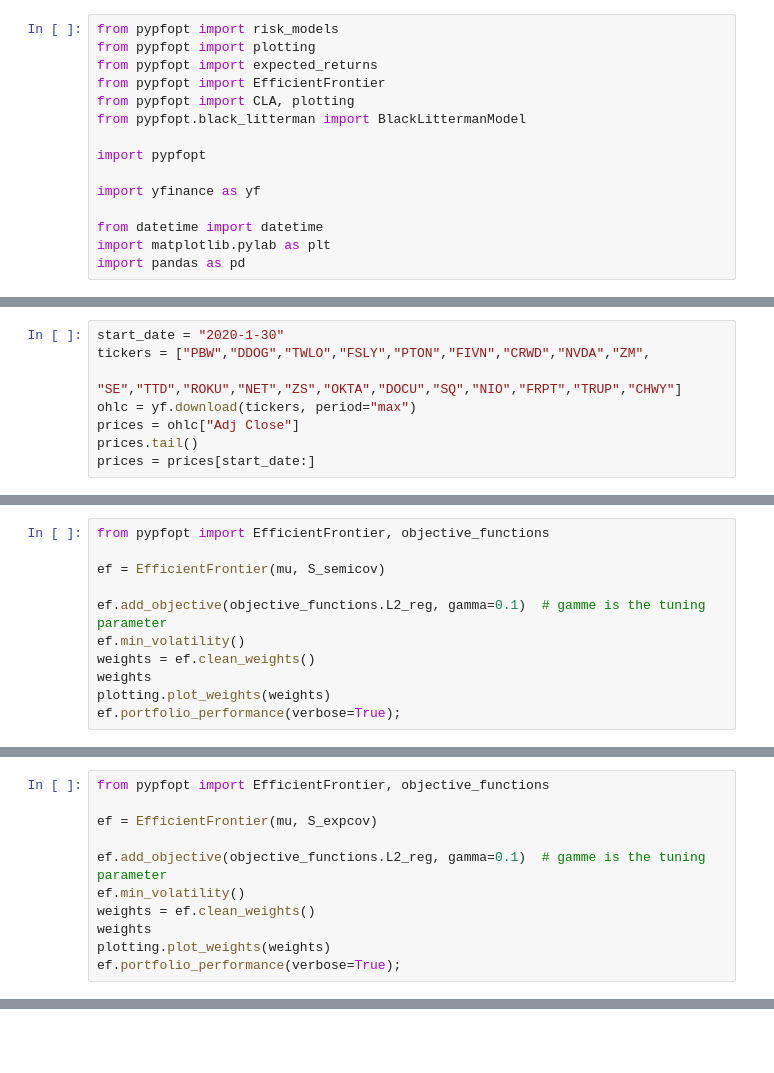
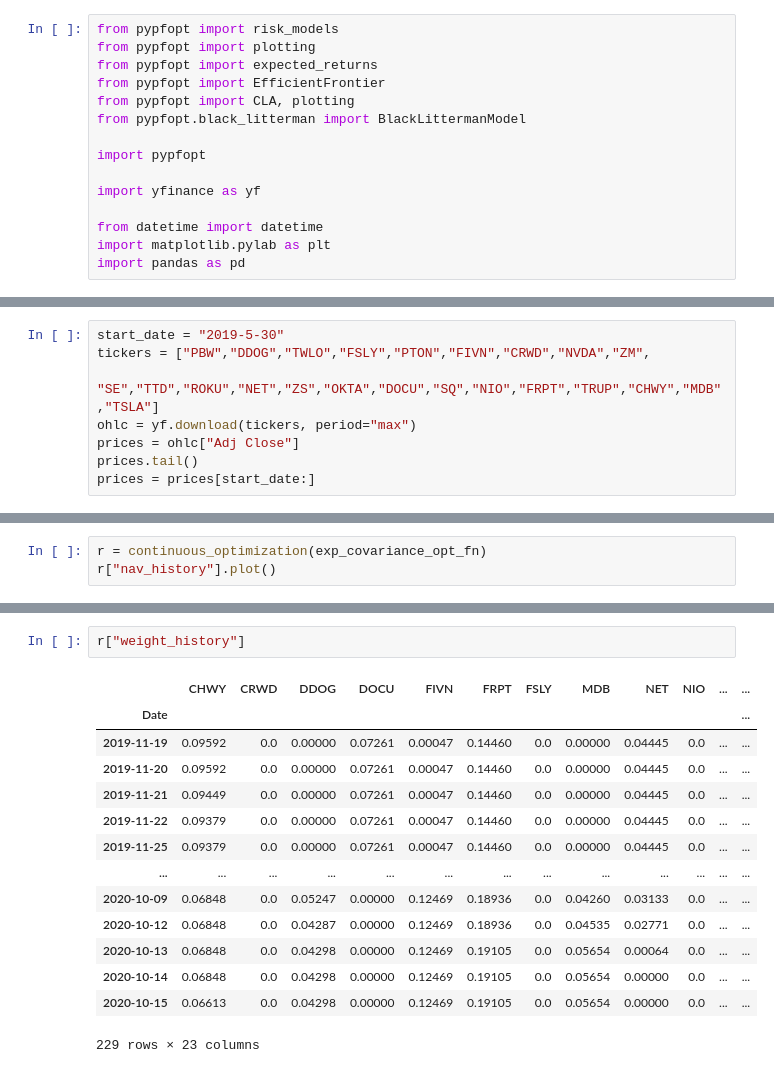
Before and after one commit to jameszhao00/trading_tools, a Jupyter notebook: min_variance.ipynb, the cells around one changed output, grey strips where cells are left out. Saved outputs shown, nothing was run; the diff lists cells and outputs as text; blank space fills up the shorter version.

```diff
--- a/min_variance.ipynb
+++ b/min_variance.ipynb
@@ -16,7 +30,7 @@ import pandas as pd
 # %%
-start_date = "2020-1-30"
+start_date = "2019-5-30"
 tickers = ["PBW","DDOG","TWLO","FSLY","PTON","FIVN","CRWD","NVDA","ZM",
-           "SE","TTD","ROKU","NET","ZS","OKTA","DOCU","SQ","NIO","FRPT","TRUP","CHWY"]
+           "SE","TTD","ROKU","NET","ZS","OKTA","DOCU","SQ","NIO","FRPT","TRUP","CHWY","MDB","TSLA"]
 ohlc = yf.download(tickers, period="max")
 prices = ohlc["Adj Close"]
 prices.tail()
@@ -43,11 +39,0 @@ plotting.plot_covariance(S_expcov, plot_correlation=True)
-# %%
-from pypfopt import EfficientFrontier, objective_functions
-
-ef = EfficientFrontier(mu, S_semicov)
-
-ef.add_objective(objective_functions.L2_reg, gamma=0.1)  # gamme is the tuning parameter
-ef.min_volatility()
-weights = ef.clean_weights()
-weights
-plotting.plot_weights(weights)
-ef.portfolio_performance(verbose=True);
@@ -59,11 +39,0 @@ Sharpe Ratio: 14.63
-# %%
-from pypfopt import EfficientFrontier, objective_functions
-
-ef = EfficientFrontier(mu, S_expcov)
-
-ef.add_objective(objective_functions.L2_reg, gamma=0.1)  # gamme is the tuning parameter
-ef.min_volatility()
-weights = ef.clean_weights()
-weights
-plotting.plot_weights(weights)
-ef.portfolio_performance(verbose=True);
@@ -87,0 +123,3 @@ hrp.portfolio_performance()
+# %%
+r = continuous_optimization(exp_covariance_opt_fn)
+r["nav_history"].plot()
@@ -87,0 +132,17 @@ hrp.portfolio_performance()
+# %%
+r["weight_history"]
+# %% [output]
+|  | CHWY | CRWD | DDOG | DOCU | FIVN | FRPT | FSLY | MDB | NET | NIO | ... | ... |
+| Date |  |  |  |  |  |  |  |  |  |  |  | ... |
+| 2019-11-19 | 0.09592 | 0.0 | 0.00000 | 0.07261 | 0.00047 | 0.14460 | 0.0 | 0.00000 | 0.04445 | 0.0 | ... | ... |
+| 2019-11-20 | 0.09592 | 0.0 | 0.00000 | 0.07261 | 0.00047 | 0.14460 | 0.0 | 0.00000 | 0.04445 | 0.0 | ... | ... |
+| 2019-11-21 | 0.09449 | 0.0 | 0.00000 | 0.07261 | 0.00047 | 0.14460 | 0.0 | 0.00000 | 0.04445 | 0.0 | ... | ... |
+| 2019-11-22 | 0.09379 | 0.0 | 0.00000 | 0.07261 | 0.00047 | 0.14460 | 0.0 | 0.00000 | 0.04445 | 0.0 | ... | ... |
+| 2019-11-25 | 0.09379 | 0.0 | 0.00000 | 0.07261 | 0.00047 | 0.14460 | 0.0 | 0.00000 | 0.04445 | 0.0 | ... | ... |
+| ... | ... | ... | ... | ... | ... | ... | ... | ... | ... | ... | ... | ... |
+| 2020-10-09 | 0.06848 | 0.0 | 0.05247 | 0.00000 | 0.12469 | 0.18936 | 0.0 | 0.04260 | 0.03133 | 0.0 | ... | ... |
+| 2020-10-12 | 0.06848 | 0.0 | 0.04287 | 0.00000 | 0.12469 | 0.18936 | 0.0 | 0.04535 | 0.02771 | 0.0 | ... | ... |
+| 2020-10-13 | 0.06848 | 0.0 | 0.04298 | 0.00000 | 0.12469 | 0.19105 | 0.0 | 0.05654 | 0.00064 | 0.0 | ... | ... |
+| 2020-10-14 | 0.06848 | 0.0 | 0.04298 | 0.00000 | 0.12469 | 0.19105 | 0.0 | 0.05654 | 0.00000 | 0.0 | ... | ... |
+| 2020-10-15 | 0.06613 | 0.0 | 0.04298 | 0.00000 | 0.12469 | 0.19105 | 0.0 | 0.05654 | 0.00000 | 0.0 | ... | ... |
+229 rows × 23 columns
```
Also changed, not shown: parts of 17 cells of this notebook, 11 other files.
